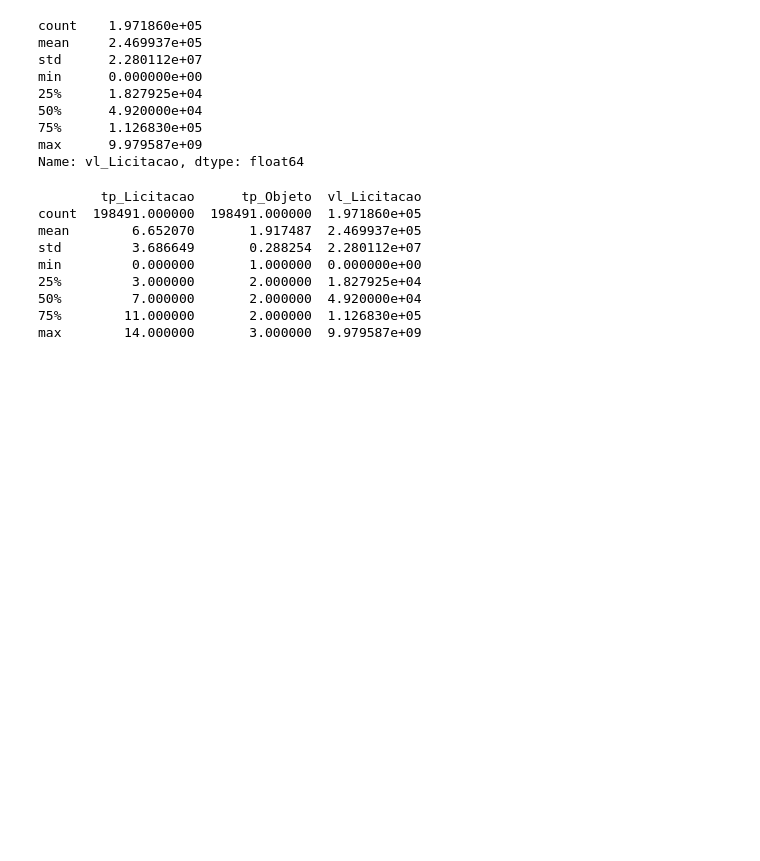
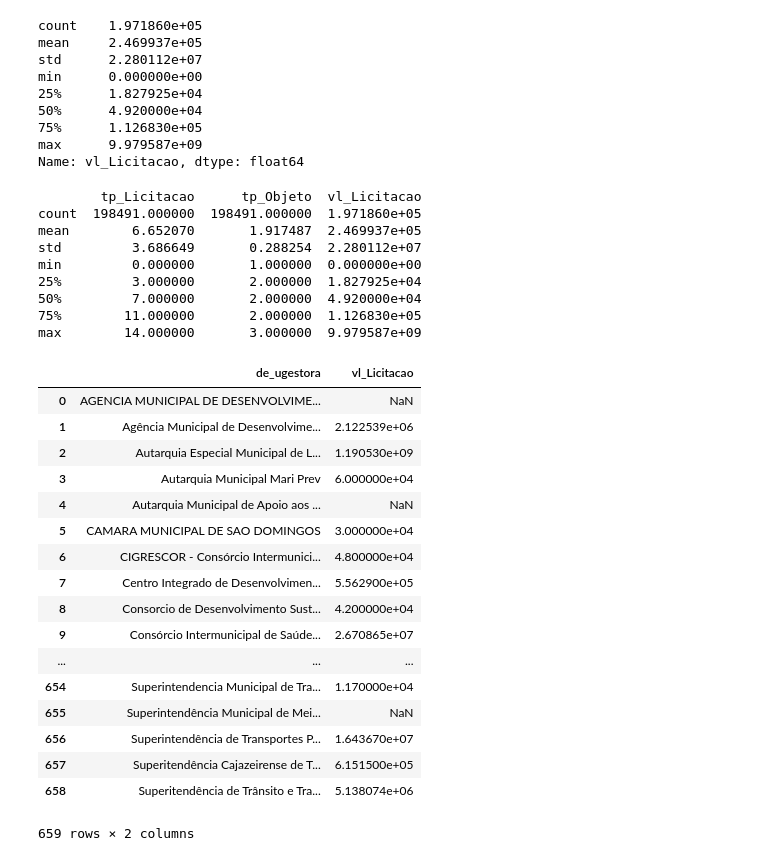
Before and after one commit to labdados/tec-cid, a Jupyter notebook: analise/notebooks/notebook002.ipynb, the cells around one changed output. Drawn from its saved outputs; the diff is of its cells as text; code cells hidden in the pictures; blank space fills up the shorter version.

```diff
--- a/analise/notebooks/notebook002.ipynb
+++ b/analise/notebooks/notebook002.ipynb
@@ -100,3 +100,24 @@ min         0.000000       1.000000  0.000000e+00
 50%         7.000000       2.000000  4.920000e+04
 75%        11.000000       2.000000  1.126830e+05
 max        14.000000       3.000000  9.979587e+09
+# %%
+lic.groupby(['de_ugestora'], as_index=False)['vl_Licitacao'].max()
+# %% [output]
+|  | de_ugestora | vl_Licitacao |
+| 0 | AGENCIA MUNICIPAL DE DESENVOLVIME... | NaN |
+| 1 | Agência Municipal de Desenvolvime... | 2.122539e+06 |
+| 2 | Autarquia Especial Municipal de L... | 1.190530e+09 |
+| 3 | Autarquia Municipal Mari Prev | 6.000000e+04 |
+| 4 | Autarquia Municipal de Apoio aos ... | NaN |
+| 5 | CAMARA MUNICIPAL DE SAO DOMINGOS | 3.000000e+04 |
+| 6 | CIGRESCOR - Consórcio Intermunici... | 4.800000e+04 |
+| 7 | Centro Integrado de Desenvolvimen... | 5.562900e+05 |
+| 8 | Consorcio de Desenvolvimento Sust... | 4.200000e+04 |
+| 9 | Consórcio Intermunicipal de Saúde... | 2.670865e+07 |
+| ... | ... | ... |
+| 654 | Superintendencia Municipal de Tra... | 1.170000e+04 |
+| 655 | Superintendência Municipal de Mei... | NaN |
+| 656 | Superintendência de Transportes P... | 1.643670e+07 |
+| 657 | Superitendência Cajazeirense de T... | 6.151500e+05 |
+| 658 | Superitendência de Trânsito e Tra... | 5.138074e+06 |
+659 rows × 2 columns
```
